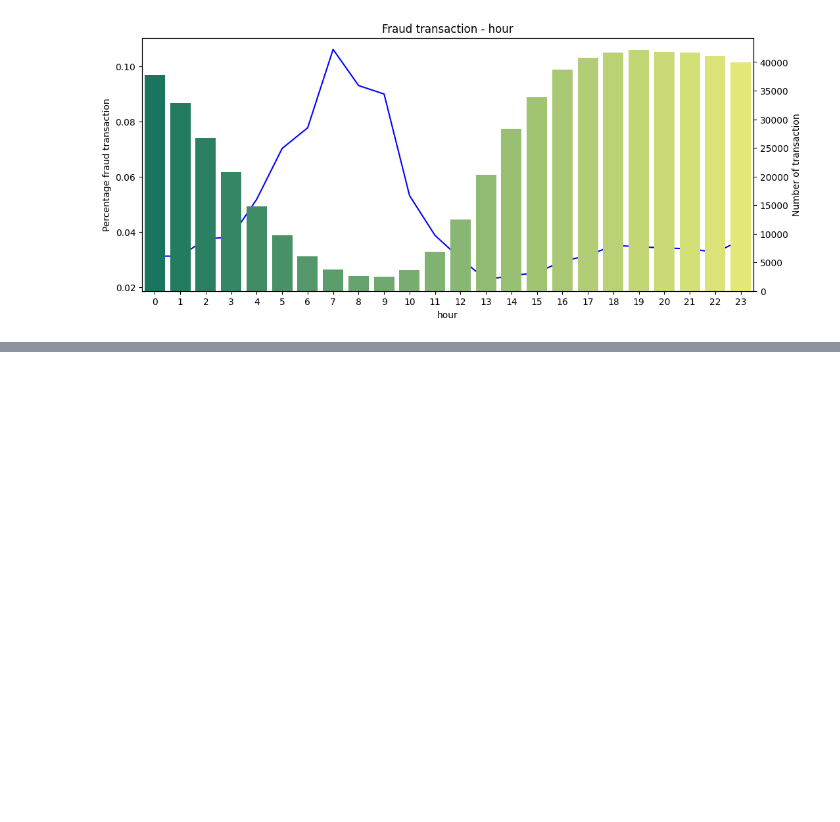
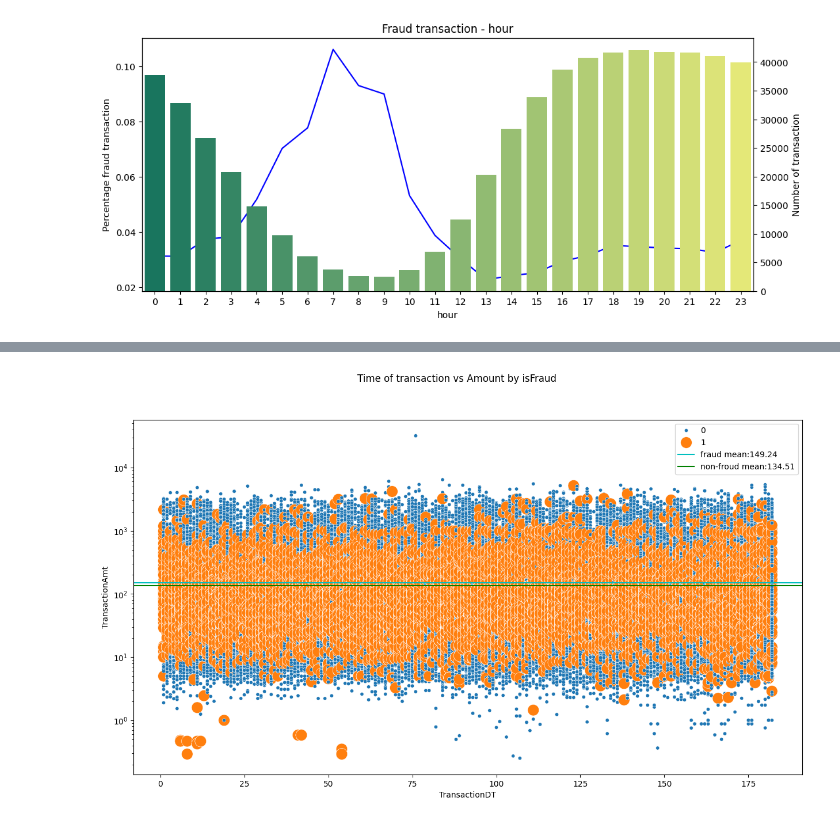
Before and after one commit to tranthikyphuong/IEEE-CIS-Fraud-Detection-Project, a Jupyter notebook: ieee-cis-fraud-detection.ipynb, the cells around one changed output, grey strips where cells are left out. Cells and saved outputs as stored; diff of their text form; code cells hidden in the pictures; blank space fills up the shorter version.

```diff
--- a/ieee-cis-fraud-detection.ipynb
+++ b/ieee-cis-fraud-detection.ipynb
@@ -271,0 +293,13 @@ Passing `palette` without assigning `hue` is deprecated and will be removed in v
+# %%
+plt.figure(figsize=(15,8))
+plt.suptitle('Time of transaction vs Amount by isFraud')
+fraud_mean, nonfraud_mean = merged_train[merged_train.isFraud==1]['TransactionAmt'].mean(), merged_train[merged_train.isFraud==0]['TransactionAmt'].mean()
+sns.scatterplot(x=merged_train['TransactionDT']//(3600*24), y=merged_train['TransactionAmt'], data=merged_train, hue='isFraud', size="isFraud", sizes=(200, 20))
+plt.axhline(y=fraud_mean ,color='c',label=f'fraud mean:{round(fraud_mean,2)}')
+plt.axhline(y=nonfraud_mean, color='green',label=f'non-froud mean:{round(nonfraud_mean,2)}')
+plt.legend()
+
+plt.yscale('log')
+plt.show()
+# %% [output]
+[figure, added]
```
Also changed, not shown: parts of 5 cells of this notebook.
